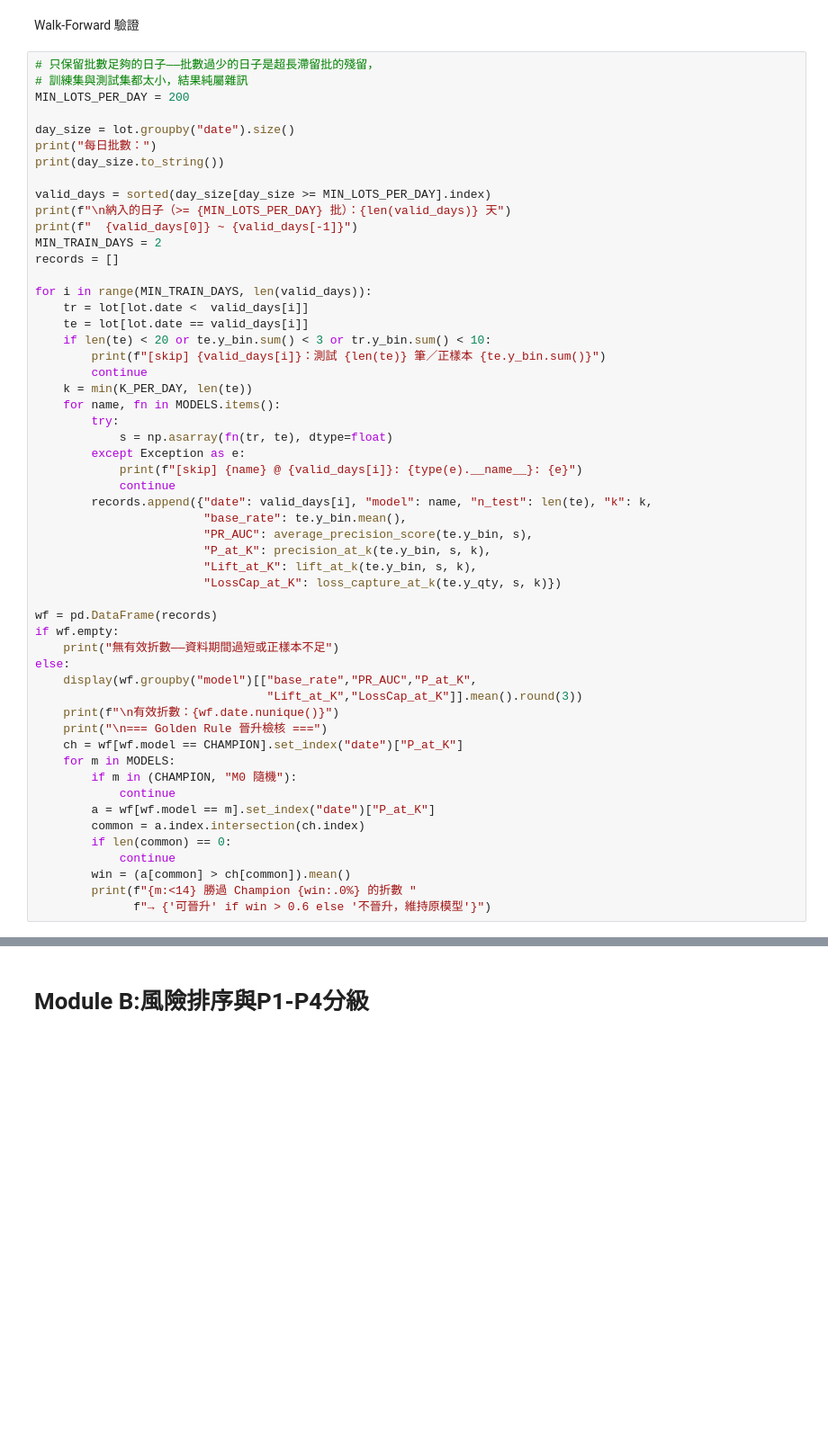
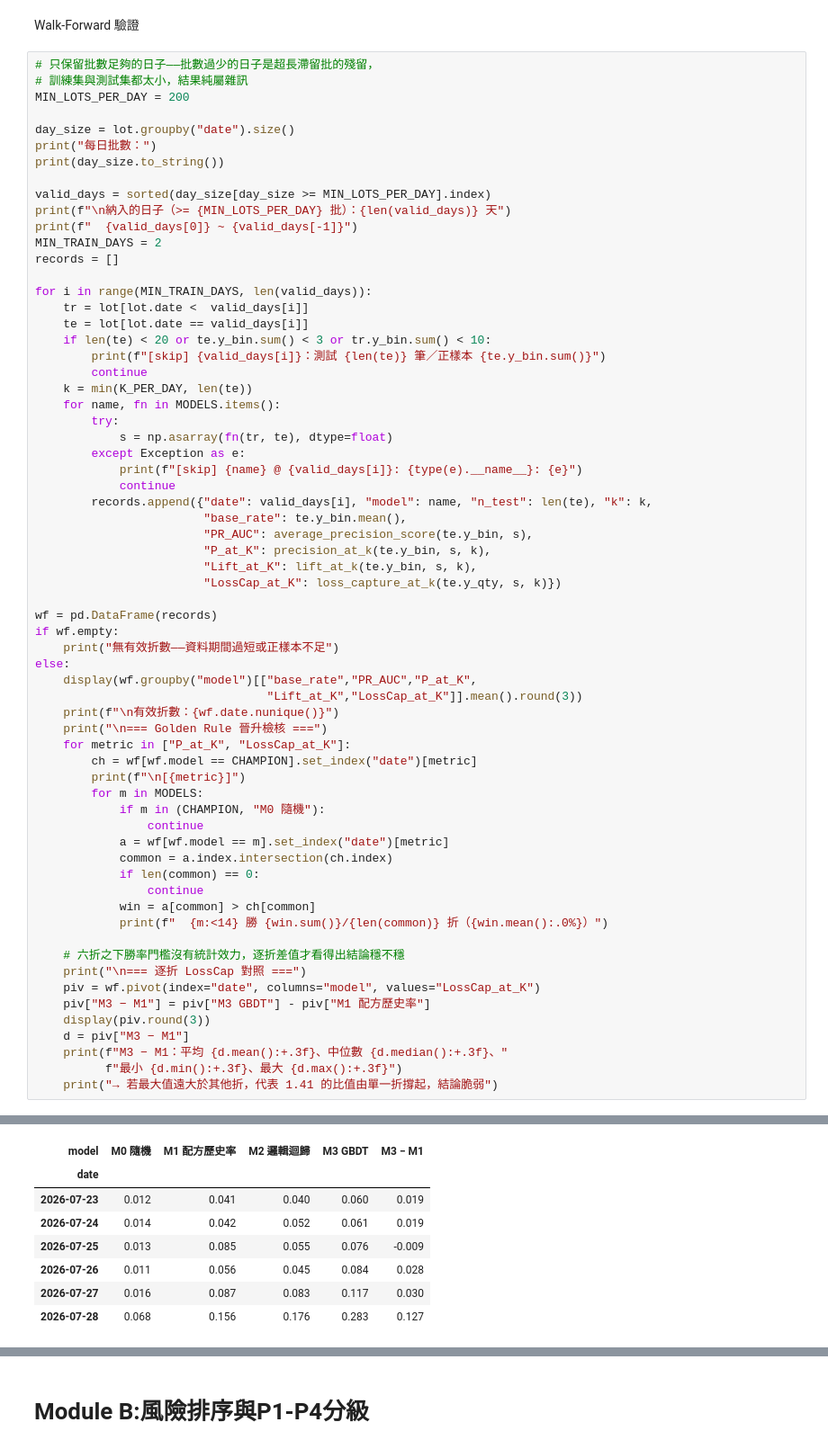
Before and after one commit to aceaceace123/test0806, a Jupyter notebook: PredictiveRiskPrior.ipynb, the cells around one changed output, grey strips where cells are left out. Shown at 90% size. Drawn from its saved outputs; the diff is of its cells as text; blank space fills up the shorter version.

```diff
--- a/PredictiveRiskPrior.ipynb
+++ b/PredictiveRiskPrior.ipynb
@@ -375,17 +375,28 @@ else:
                                  "Lift_at_K","LossCap_at_K"]].mean().round(3))
     print(f"\n有效折數：{wf.date.nunique()}")
     print("\n=== Golden Rule 晉升檢核 ===")
-    ch = wf[wf.model == CHAMPION].set_index("date")["P_at_K"]
-    for m in MODELS:
-        if m in (CHAMPION, "M0 隨機"):
-            continue
-        a = wf[wf.model == m].set_index("date")["P_at_K"]
-        common = a.index.intersection(ch.index)
-        if len(common) == 0:
-            continue
-        win = (a[common] > ch[common]).mean()
-        print(f"{m:<14} 勝過 Champion {win:.0%} 的折數 "
-              f"→ {'可晉升' if win > 0.6 else '不晉升，維持原模型'}")
+    for metric in ["P_at_K", "LossCap_at_K"]:
+        ch = wf[wf.model == CHAMPION].set_index("date")[metric]
+        print(f"\n[{metric}]")
+        for m in MODELS:
+            if m in (CHAMPION, "M0 隨機"):
+                continue
+            a = wf[wf.model == m].set_index("date")[metric]
+            common = a.index.intersection(ch.index)
+            if len(common) == 0:
+                continue
+            win = a[common] > ch[common]
+            print(f"  {m:<14} 勝 {win.sum()}/{len(common)} 折（{win.mean():.0%}）")
+
+    # 六折之下勝率門檻沒有統計效力，逐折差值才看得出結論穩不穩
+    print("\n=== 逐折 LossCap 對照 ===")
+    piv = wf.pivot(index="date", columns="model", values="LossCap_at_K")
+    piv["M3 − M1"] = piv["M3 GBDT"] - piv["M1 配方歷史率"]
+    display(piv.round(3))
+    d = piv["M3 − M1"]
+    print(f"M3 − M1：平均 {d.mean():+.3f}、中位數 {d.median():+.3f}、"
+          f"最小 {d.min():+.3f}、最大 {d.max():+.3f}")
+    print("→ 若最大值遠大於其他折，代表 1.41 的比值由單一折撐起，結論脆弱")
 # %% [output]
 每日批數：
 date
@@ -417,0 +437,8 @@ M3 GBDT        勝過 Champion 50% 的折數 → 不晉升，維持原模型
+| model | M0 隨機 | M1 配方歷史率 | M2 邏輯迴歸 | M3 GBDT | M3 − M1 |
+| date |  |  |  |  |  |
+| 2026-07-23 | 0.012 | 0.041 | 0.040 | 0.060 | 0.019 |
+| 2026-07-24 | 0.014 | 0.042 | 0.052 | 0.061 | 0.019 |
+| 2026-07-25 | 0.013 | 0.085 | 0.055 | 0.076 | -0.009 |
+| 2026-07-26 | 0.011 | 0.056 | 0.045 | 0.084 | 0.028 |
+| 2026-07-27 | 0.016 | 0.087 | 0.083 | 0.117 | 0.030 |
+| 2026-07-28 | 0.068 | 0.156 | 0.176 | 0.283 | 0.127 |
```
Also changed, not shown: parts of 2 cells of this notebook.
